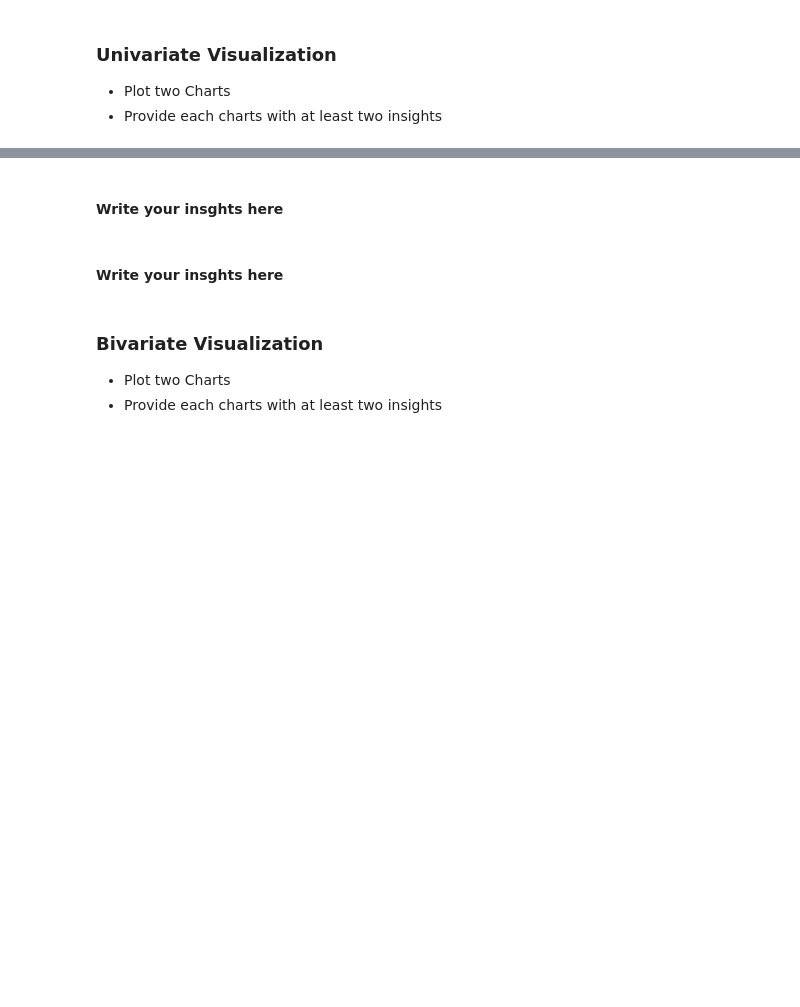
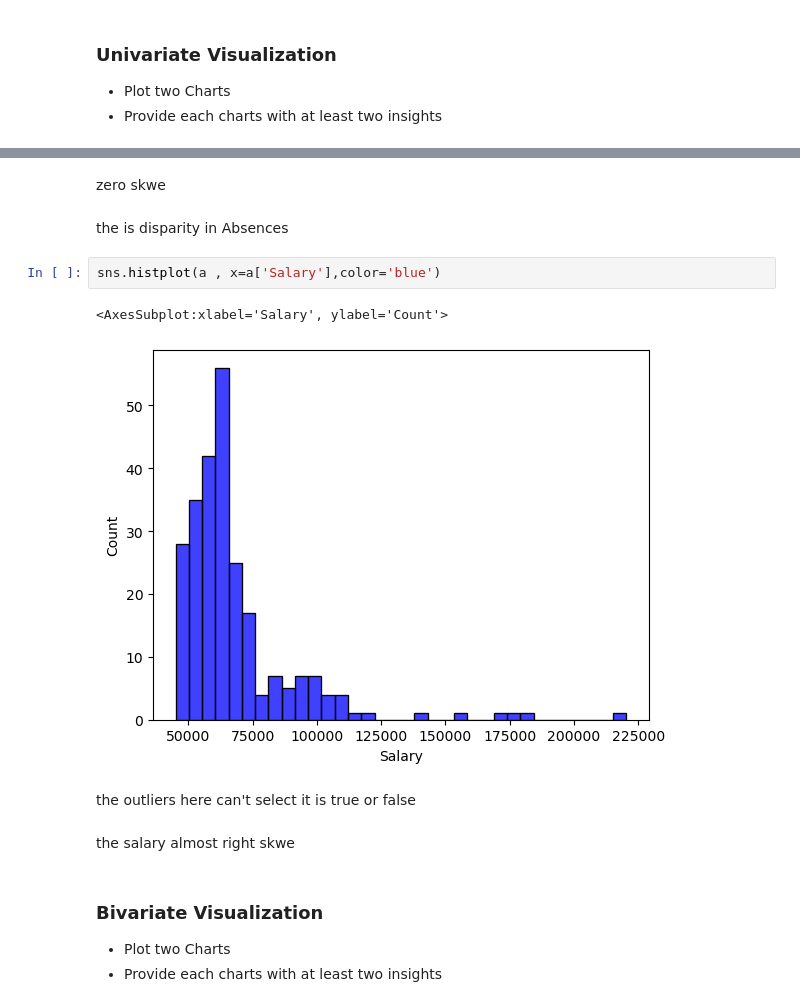
Before and after one commit to Tuwaiq-Data-Science-Bootcamp-V2/EDA-Lab1, a Jupyter notebook: EDA_Assignment .ipynb, the cells around one changed output, grey strips where cells are left out. Drawn from its saved outputs; the diff is of its cells as text; blank space fills up the shorter version.

```diff
--- a/EDA_Assignment .ipynb
+++ b/EDA_Assignment .ipynb
@@ -9,7 +108,16 @@
+# %% [markdown]
+zero skwe
+# %% [markdown]
+the is disparity in Absences
+# %%
+sns.histplot(a , x=a['Salary'],color='blue')
+# %% [output]
+<AxesSubplot:xlabel='Salary', ylabel='Count'>
+[figure, added]
 # %% [markdown]
-#### Write your insghts here
+the outliers here can't select it is true or false
-# %% [markdown]
-#### Write your insghts here
+# %% [markdown]
+the salary almost right skwe
 # %% [markdown]
 ### Bivariate Visualization
 * Plot two Charts
```
Also changed, not shown: parts of 19 cells of this notebook, 1 other file.
